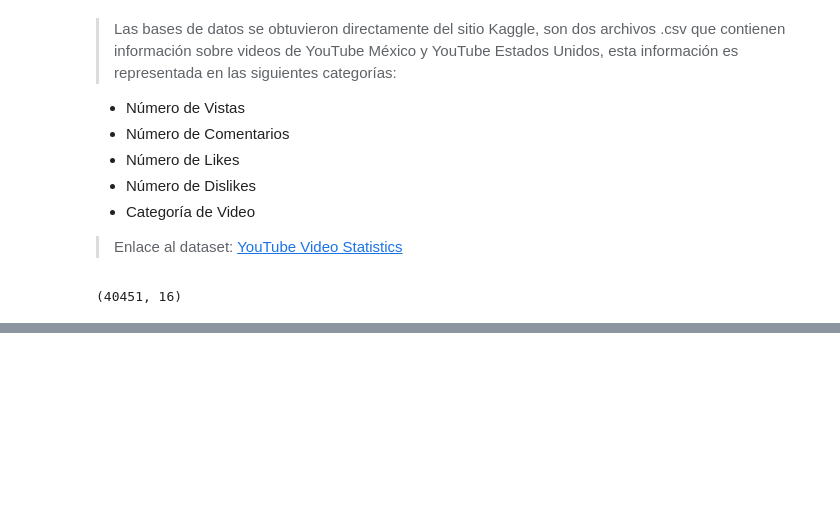
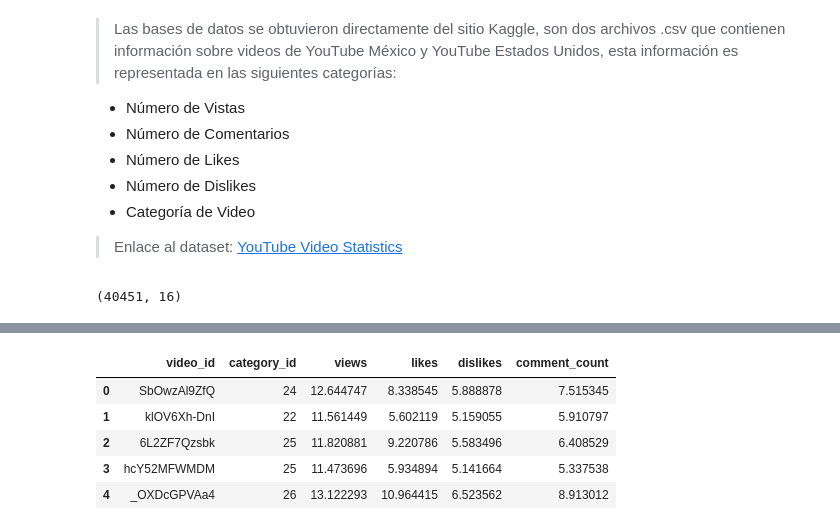
Before and after one commit to AndresHdzJmz/Tests_Proyecto-SPF, a Jupyter notebook: R_Test.ipynb, the cells around one changed output, grey strips where cells are left out. Cells and saved outputs as stored; diff of their text form; code cells hidden in the pictures; blank space fills up the shorter version.

```diff
--- a/R_Test.ipynb
+++ b/R_Test.ipynb
@@ -107,0 +174,14 @@ print(df[df["video_id"].duplicated() == True] )
+# %%
+# ----------------------- Aplicar ln a las Columnas -----------------------
+df['views'] = np.log(df['views'])
+df['likes'] = np.log(df['likes'])
+df['dislikes'] = np.log(df['dislikes'])
+df['comment_count'] = np.log(df['comment_count'])
+df.head()
+# %% [output]
+|  | video_id | category_id | views | likes | dislikes | comment_count |
+| 0 | SbOwzAl9ZfQ | 24 | 12.644747 | 8.338545 | 5.888878 | 7.515345 |
+| 1 | klOV6Xh-DnI | 22 | 11.561449 | 5.602119 | 5.159055 | 5.910797 |
+| 2 | 6L2ZF7Qzsbk | 25 | 11.820881 | 9.220786 | 5.583496 | 6.408529 |
+| 3 | hcY52MFWMDM | 25 | 11.473696 | 5.934894 | 5.141664 | 5.337538 |
+| 4 | _OXDcGPVAa4 | 26 | 13.122293 | 10.964415 | 6.523562 | 8.913012 |
```
Also changed, not shown: parts of 31 cells of this notebook, 2 other files.
